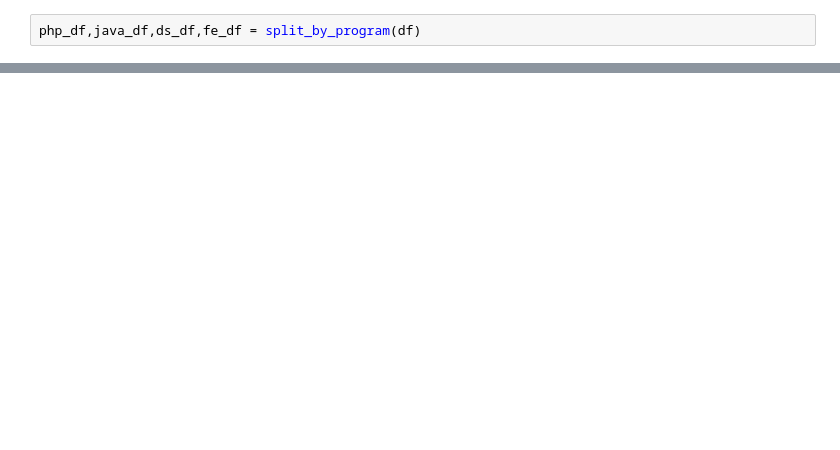
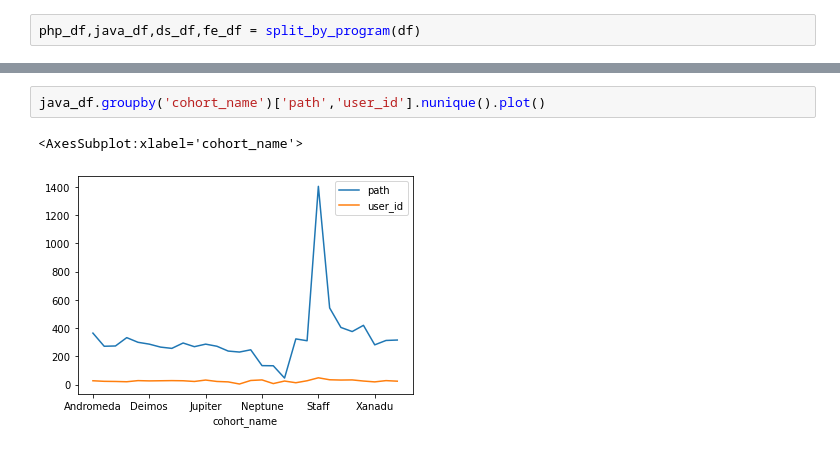
Before and after one commit to JaredVahle/anomaly-detection-project, a Jupyter notebook: anomaly_detection_project_final.ipynb, the cells around one changed output, grey strips where cells are left out. Saved outputs shown, nothing was run; the diff lists cells and outputs as text; blank space fills up the shorter version.

```diff
--- a/anomaly_detection_project_final.ipynb
+++ b/anomaly_detection_project_final.ipynb
@@ -231,0 +245,5 @@ Name: path, Length: 2555, dtype: float64
+# %%
+java_df.groupby('cohort_name')['path','user_id'].nunique().plot()
+# %% [output]
+<AxesSubplot:xlabel='cohort_name'>
+[figure, added]
```
Also changed, not shown: parts of 23 cells of this notebook, 1 other file.
